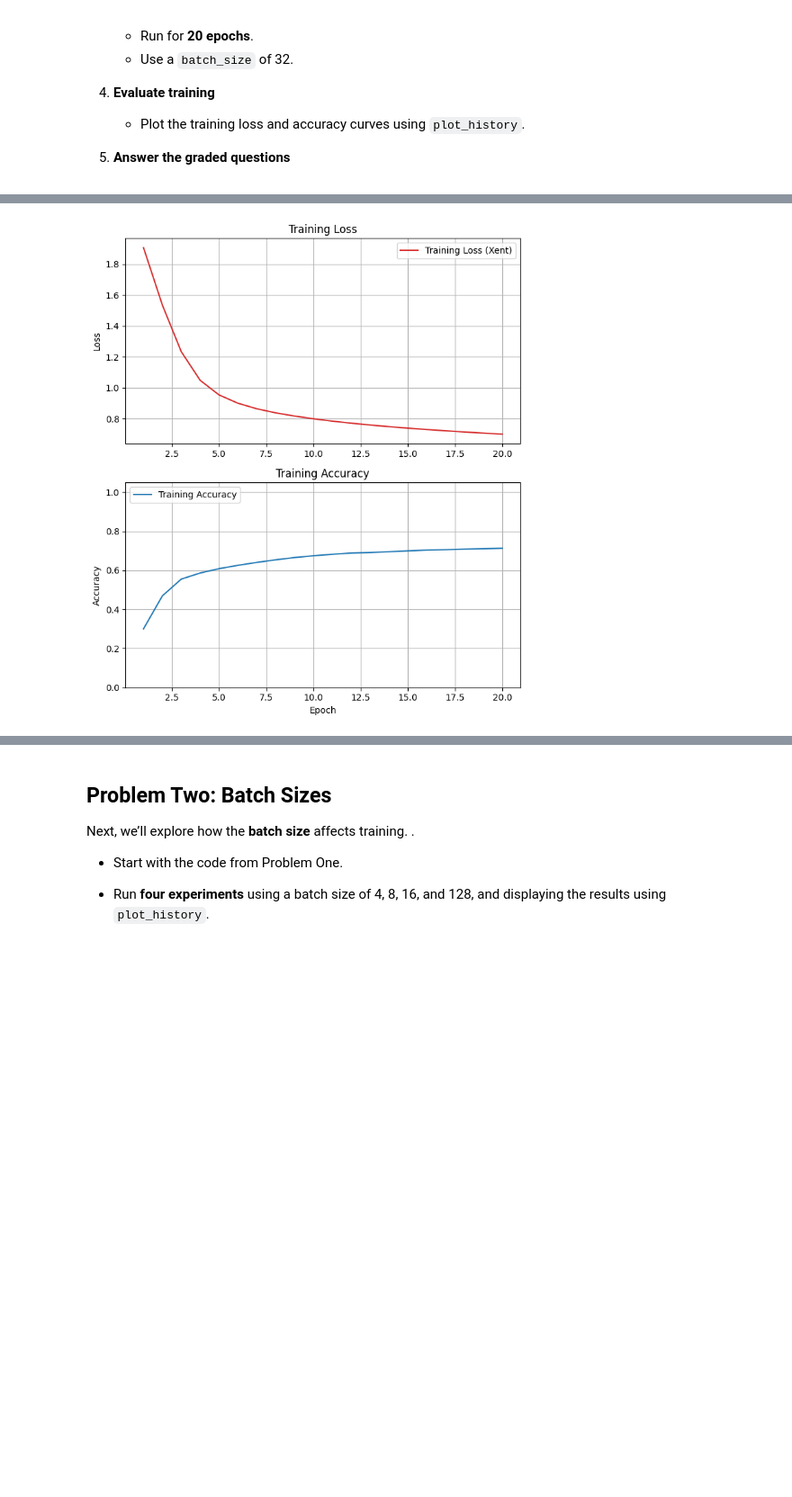
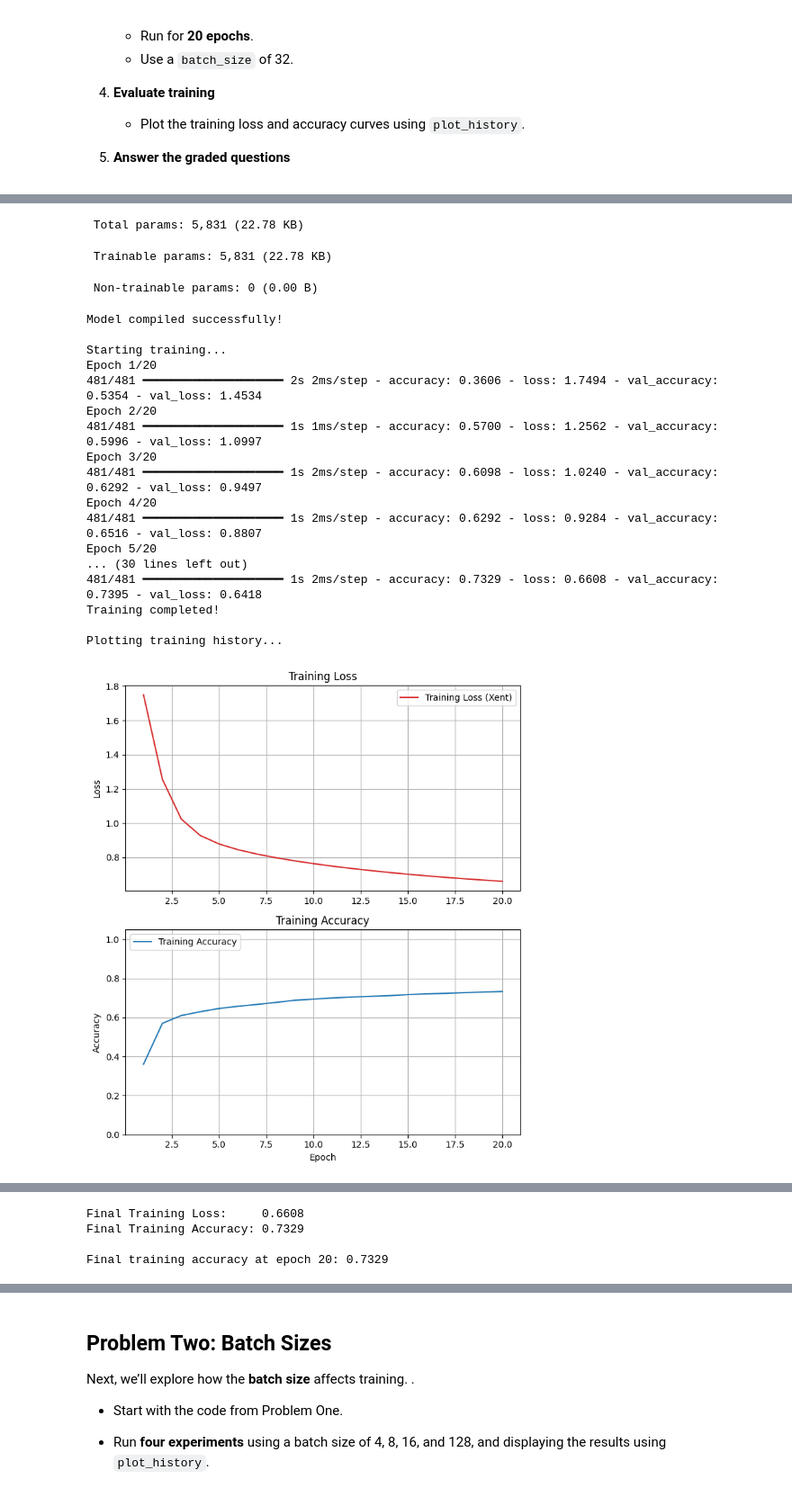
Before and after one commit to acasas11/DX-703---Advanced-Machine-Learning-AI, a Jupyter notebook: Homework_02 raw.ipynb, the cells around one changed output, grey strips where cells are left out. Shown at 90% size. Cells and saved outputs as stored; diff of their text form; code cells hidden in the pictures; blank space fills up the shorter version.

```diff
--- a/Homework_02 raw.ipynb
+++ b/Homework_02 raw.ipynb
@@ -188,33 +227,37 @@ Class distribution (test): Counter({np.int32(3): 550, np.int32(4): 550, np.int32
 # %%
 # Your code here
 
-# Build the model
-n_features = X_train.shape[1]
-n_classes = 7
-
 model = Sequential([
-    Input(shape=(n_features,)),
-    Dense(64, activation='relu'),
+    Dense(64, activation='relu', input_shape=(X_train_scaled.shape[1],)),
     Dense(32, activation='relu'),
-    Dense(n_classes, activation='softmax')
+    Dense(7, activation='softmax')
 ])
 
-# Compile the model
+print("Model architecture:")
+model.summary()
+
 model.compile(
-    optimizer=Adam(learning_rate=1e-4),
+    optimizer=Adam(learning_rate=0.0001),
     loss='sparse_categorical_crossentropy',
     metrics=['accuracy']
 )
 
-# Train the model
+print("\nModel compiled successfully!")
+
+print("\nStarting training...")
+
 history = model.fit(
-    X_train, y_train,
+    X_train_scaled, y_train,
     epochs=20,
     batch_size=32,
-    validation_split=0.2,
-    verbose=0
+    validation_data=(X_test_scaled, y_test),
+    verbose=1
 )
 
-# Plot training and validation curves
+print("Training completed!")
+print("\nPlotting training history...")
 plot_history(history)
+
+final_training_accuracy = history.history['accuracy'][-1]
+print(f"\nFinal training accuracy at epoch 20: {final_training_accuracy:.4f}")
 # %% [output]
@@ -221 +275,21 @@ plot_history(history)
+ Total params: 5,831 (22.78 KB)
+ Trainable params: 5,831 (22.78 KB)
+ Non-trainable params: 0 (0.00 B)
+Model compiled successfully!
+
+Starting training...
+Epoch 1/20
+481/481 ━━━━━━━━━━━━━━━━━━━━ 2s 2ms/step - accuracy: 0.3606 - loss: 1.7494 - val_accuracy: 0.5354 - val_loss: 1.4534
+Epoch 2/20
+481/481 ━━━━━━━━━━━━━━━━━━━━ 1s 1ms/step - accuracy: 0.5700 - loss: 1.2562 - val_accuracy: 0.5996 - val_loss: 1.0997
+Epoch 3/20
+481/481 ━━━━━━━━━━━━━━━━━━━━ 1s 2ms/step - accuracy: 0.6098 - loss: 1.0240 - val_accuracy: 0.6292 - val_loss: 0.9497
+Epoch 4/20
+481/481 ━━━━━━━━━━━━━━━━━━━━ 1s 2ms/step - accuracy: 0.6292 - loss: 0.9284 - val_accuracy: 0.6516 - val_loss: 0.8807
+Epoch 5/20
+... (30 lines left out)
+481/481 ━━━━━━━━━━━━━━━━━━━━ 1s 2ms/step - accuracy: 0.7329 - loss: 0.6608 - val_accuracy: 0.7395 - val_loss: 0.6418
+Training completed!
+
+Plotting training history...
-[figure, old version]
+[figure, new version]
@@ -224,3 +296,7 @@ Final Training Accuracy: 0.7129
+Final Training Loss:     0.6608
+Final Training Accuracy: 0.7329
+
+Final training accuracy at epoch 20: 0.7329
 # %%
 # Set a1a to the final training accuracy at epoch 20
 
```
Also changed, not shown: parts of 22 cells of this notebook.
